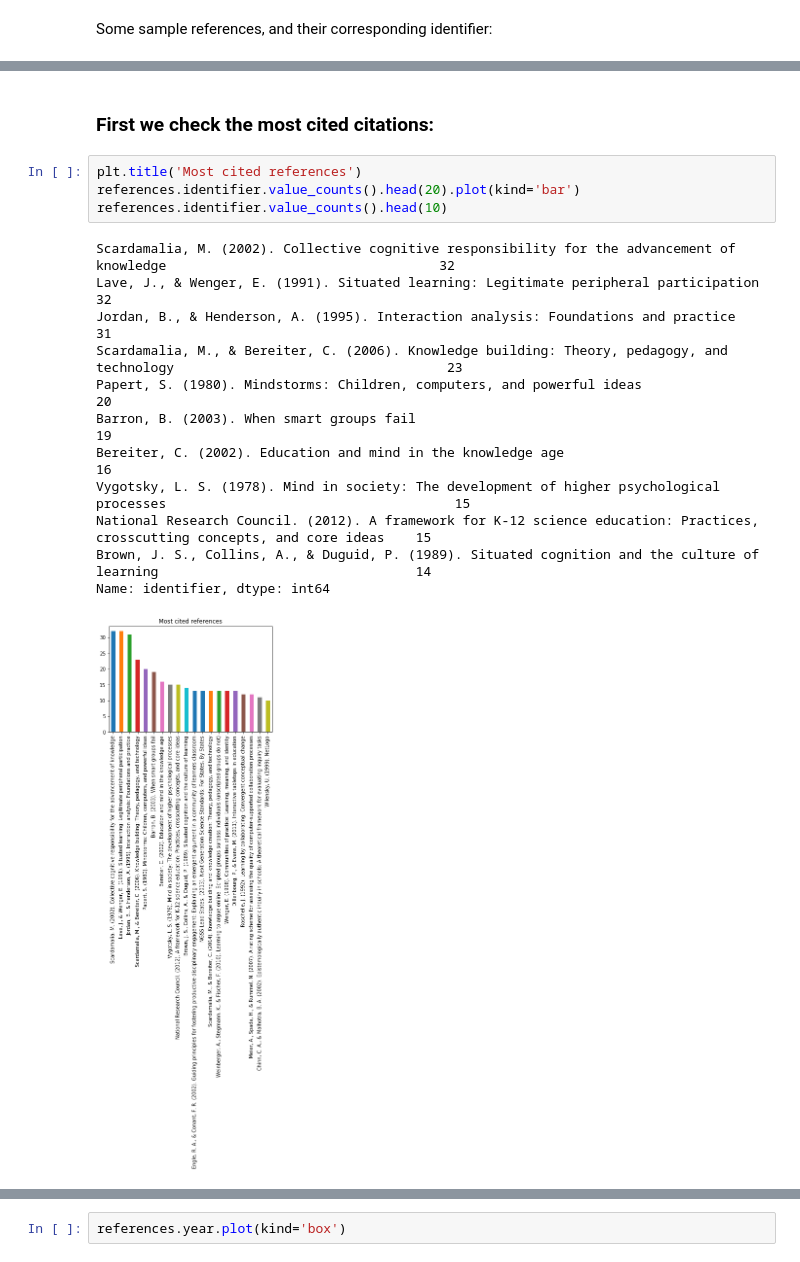
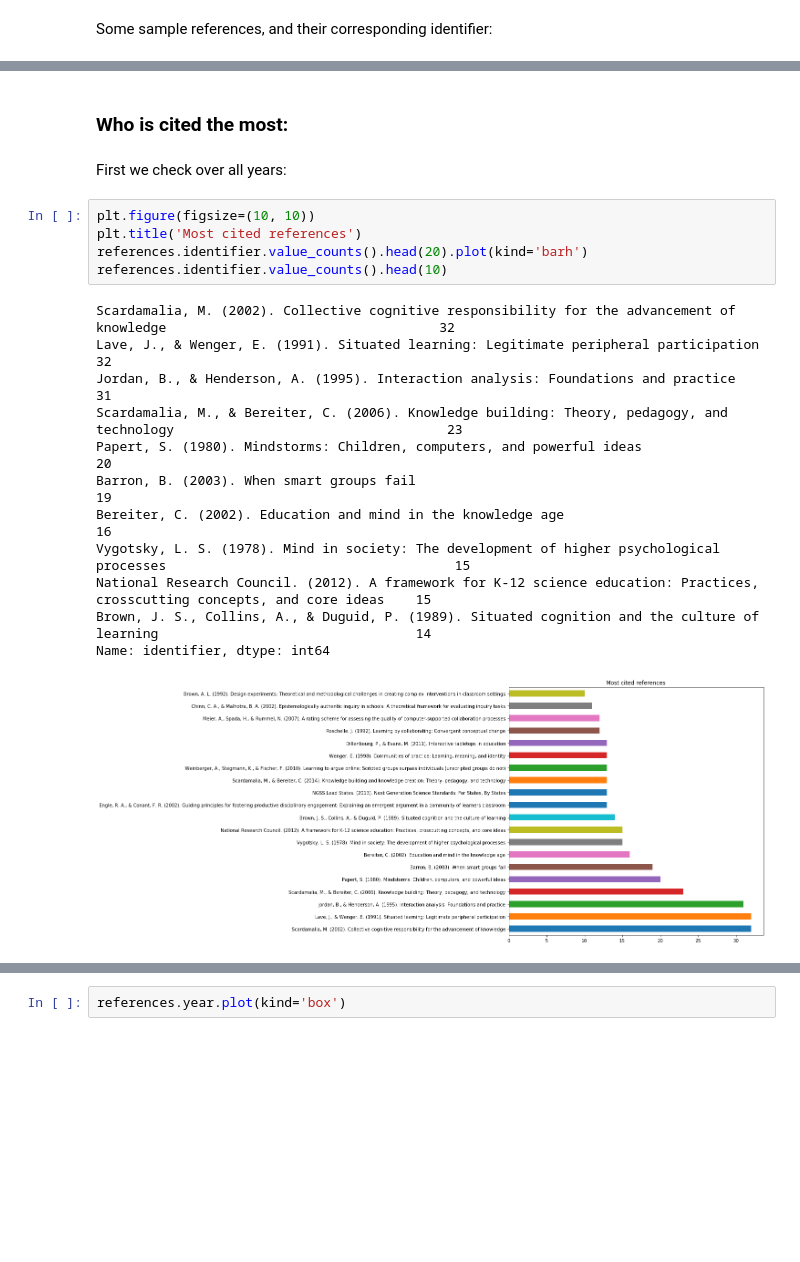
Before and after one commit to nourabassi/semester-project, a Jupyter notebook: Data exploration - References.ipynb, the cells around one changed output, grey strips where cells are left out. Drawn from its saved outputs; the diff is of its cells as text; blank space fills up the shorter version.

```diff
--- a/Data exploration - References.ipynb
+++ b/Data exploration - References.ipynb
@@ -50,19 +42,22 @@ Identifier:  Wise, A. F., et al. (2013). Learning analytics for online discussio
-# %% [markdown]
-### First we check the most cited citations:
+# %% [markdown]
+### Who is cited the most:
+# %% [markdown]
+First we check over all years:
 # %%
+plt.figure(figsize=(10, 10))
 plt.title('Most cited references')
-references.identifier.value_counts().head(20).plot(kind='bar')
+references.identifier.value_counts().head(20).plot(kind='barh')
 references.identifier.value_counts().head(10)
 # %% [output]
 Scardamalia, M. (2002). Collective cognitive responsibility for the advancement of knowledge                                   32
 Lave, J., & Wenger, E. (1991). Situated learning: Legitimate peripheral participation                                          32
 Jordan, B., & Henderson, A. (1995). Interaction analysis: Foundations and practice                                             31
 Scardamalia, M., & Bereiter, C. (2006). Knowledge building: Theory, pedagogy, and technology                                   23
 Papert, S. (1980). Mindstorms: Children, computers, and powerful ideas                                                         20
 Barron, B. (2003). When smart groups fail                                                                                      19
 Bereiter, C. (2002). Education and mind in the knowledge age                                                                   16
 Vygotsky, L. S. (1978). Mind in society: The development of higher psychological processes                                     15
 National Research Council. (2012). A framework for K-12 science education: Practices, crosscutting concepts, and core ideas    15
 Brown, J. S., Collins, A., & Duguid, P. (1989). Situated cognition and the culture of learning                                 14
 Name: identifier, dtype: int64
-[figure, old version]
+[figure, new version]
```
Also changed, not shown: parts of 70 cells of this notebook, 13 other files.
